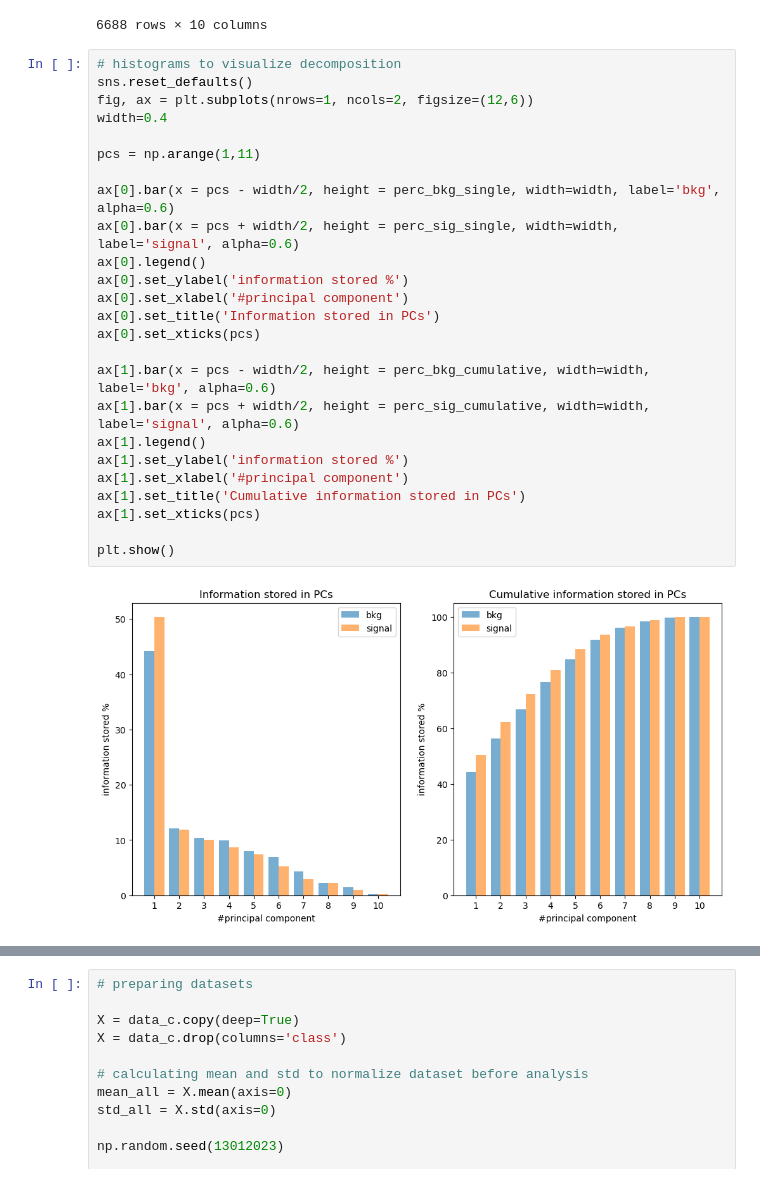
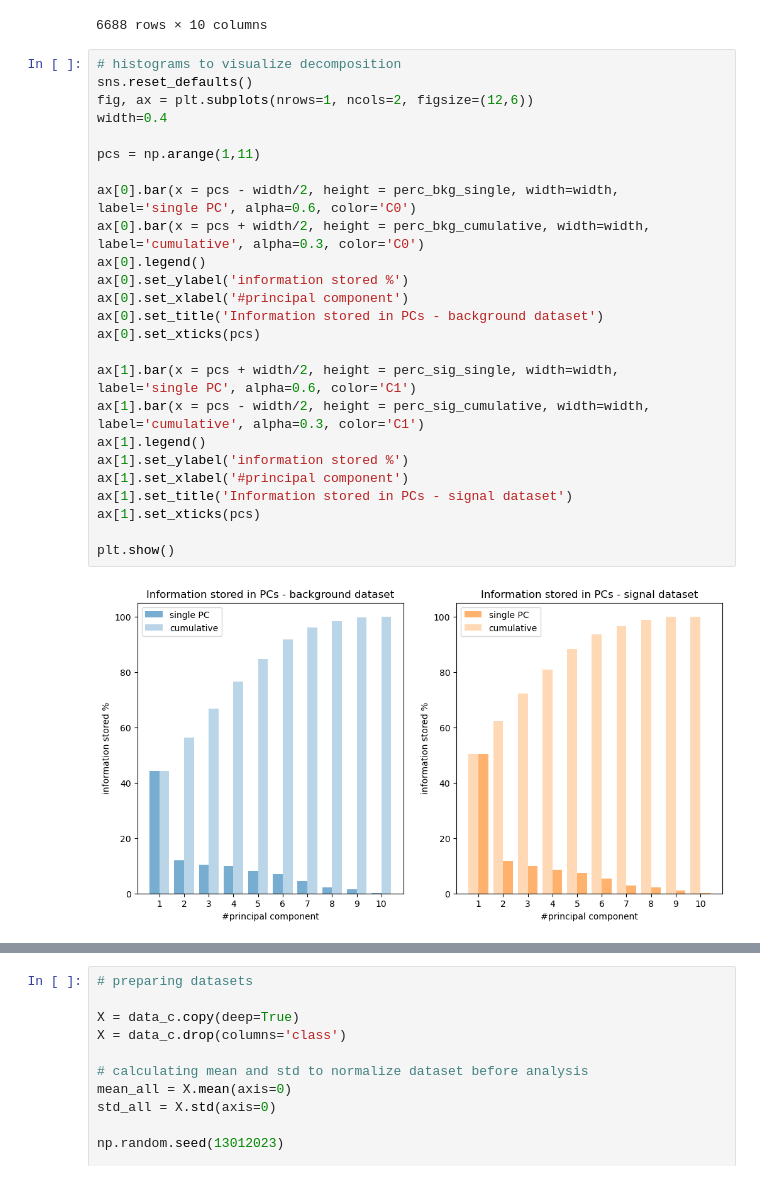
Before and after one commit to LauraRavagnani/LCP_projects_Y6, a Jupyter notebook: Project.ipynb, the cells around one changed output, grey strips where cells are left out. Saved outputs shown, nothing was run; the diff lists cells and outputs as text.

```diff
--- a/Project.ipynb
+++ b/Project.ipynb
@@ -524,27 +499,27 @@ Background dataset mapped by P.C. transform:
 # %%
 # histograms to visualize decomposition
 sns.reset_defaults()
 fig, ax = plt.subplots(nrows=1, ncols=2, figsize=(12,6))
 width=0.4
 
 pcs = np.arange(1,11)
 
-ax[0].bar(x = pcs - width/2, height = perc_bkg_single, width=width, label='bkg', alpha=0.6)
-ax[0].bar(x = pcs + width/2, height = perc_sig_single, width=width, label='signal', alpha=0.6)
+ax[0].bar(x = pcs - width/2, height = perc_bkg_single, width=width, label='single PC', alpha=0.6, color='C0')
+ax[0].bar(x = pcs + width/2, height = perc_bkg_cumulative, width=width, label='cumulative', alpha=0.3, color='C0')
 ax[0].legend()
 ax[0].set_ylabel('information stored %')
 ax[0].set_xlabel('#principal component')
-ax[0].set_title('Information stored in PCs')
+ax[0].set_title('Information stored in PCs - background dataset')
 ax[0].set_xticks(pcs)
 
-ax[1].bar(x = pcs - width/2, height = perc_bkg_cumulative, width=width, label='bkg', alpha=0.6)
-ax[1].bar(x = pcs + width/2, height = perc_sig_cumulative, width=width, label='signal', alpha=0.6)
+ax[1].bar(x = pcs + width/2, height = perc_sig_single, width=width, label='single PC', alpha=0.6, color='C1')
+ax[1].bar(x = pcs - width/2, height = perc_sig_cumulative, width=width, label='cumulative', alpha=0.3, color='C1')
 ax[1].legend()
 ax[1].set_ylabel('information stored %')
 ax[1].set_xlabel('#principal component')
-ax[1].set_title('Cumulative information stored in PCs')
+ax[1].set_title('Information stored in PCs - signal dataset')
 ax[1].set_xticks(pcs)
 
 plt.show()
 # %% [output]
-[figure, old version]
+[figure, new version]
```
Also changed, not shown: parts of 69 cells of this notebook.
